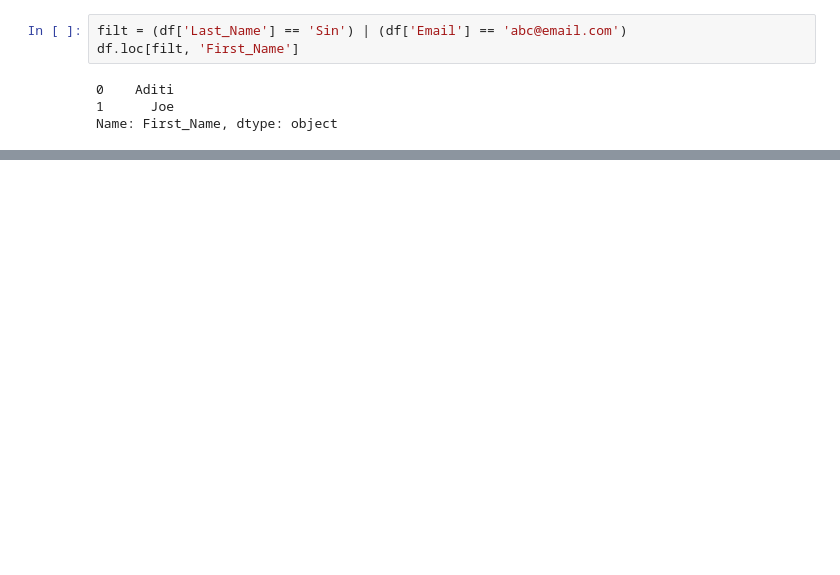
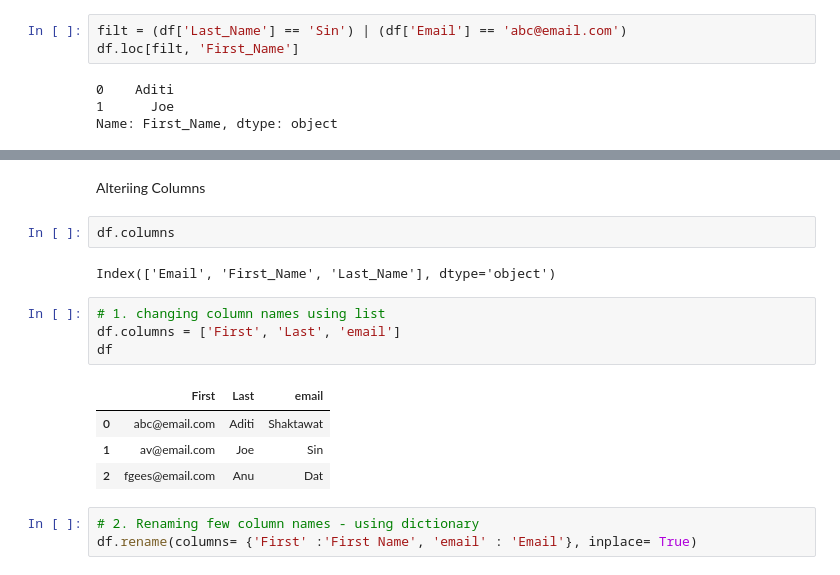
Before and after one commit to aditishaktawat/Data-Analyst-Journey, a Jupyter notebook: 04_Python/pandas/02_dataframes.ipynb, the cells around one changed output, grey strips where cells are left out. Saved outputs shown, nothing was run; the diff lists cells and outputs as text; blank space fills up the shorter version.

```diff
--- a/04_Python/pandas/02_dataframes.ipynb
+++ b/04_Python/pandas/02_dataframes.ipynb
@@ -181,0 +179,18 @@ df.loc[~filt]   #opposite of filtering condition
+# %% [markdown]
+Alteriing Columns
+# %%
+df.columns
+# %% [output]
+Index(['Email', 'First_Name', 'Last_Name'], dtype='object')
+# %%
+# 1. changing column names using list
+df.columns = ['First', 'Last', 'email']
+df
+# %% [output]
+|  | First | Last | email |
+| 0 | abc@email.com | Aditi | Shaktawat |
+| 1 | av@email.com | Joe | Sin |
+| 2 | fgees@email.com | Anu | Dat |
+# %%
+# 2. Renaming few column names - using dictionary
+df.rename(columns= {'First' :'First Name', 'email' : 'Email'}, inplace= True)
```
Also changed, not shown: parts of 33 cells of this notebook, 1 other file.
